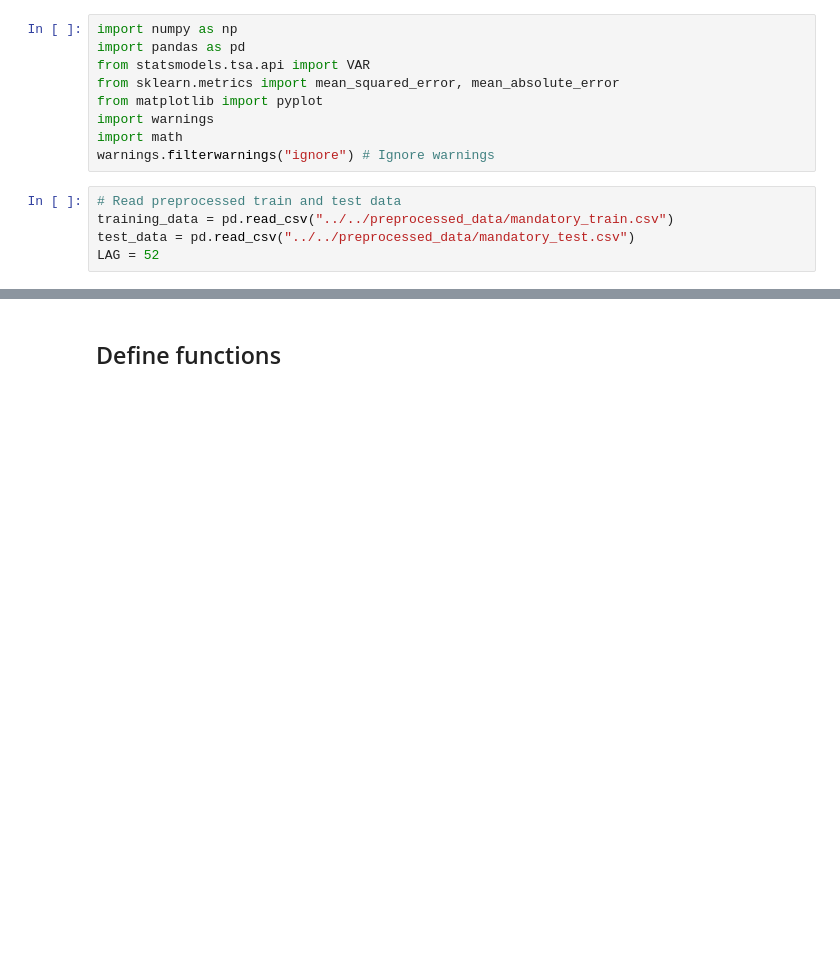
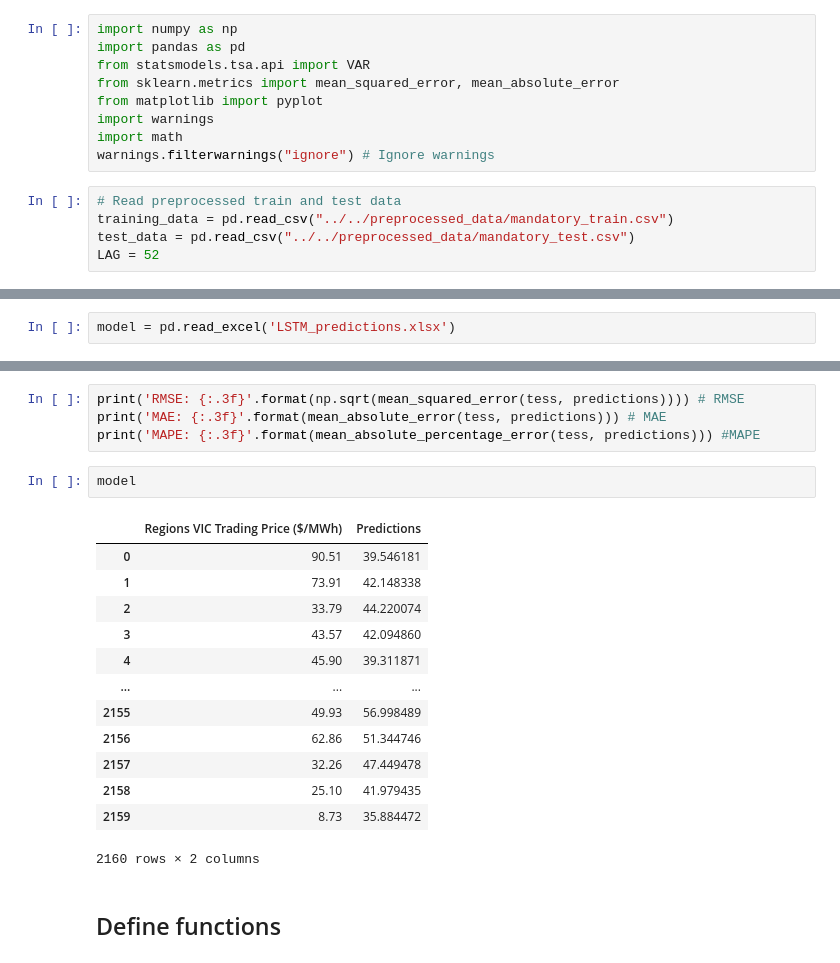
Before and after one commit to rinliauw/energy-market-and-battery-optimization, a Jupyter notebook: code/modelling/Vector Autoregression (Log).ipynb, the cells around one changed output, grey strips where cells are left out. Drawn from its saved outputs; the diff is of its cells as text; blank space fills up the shorter version.

```diff
--- a/code/modelling/Vector Autoregression (Log).ipynb
+++ b/code/modelling/Vector Autoregression (Log).ipynb
@@ -20,0 +20,2 @@ import seaborn as sns
+# %%
+model = pd.read_excel('LSTM_predictions.xlsx')
@@ -21,3 +32,23 @@ import seaborn as sns
+# %%
+print('RMSE: {:.3f}'.format(np.sqrt(mean_squared_error(tess, predictions)))) # RMSE
+print('MAE: {:.3f}'.format(mean_absolute_error(tess, predictions))) # MAE
+print('MAPE: {:.3f}'.format(mean_absolute_percentage_error(tess, predictions))) #MAPE
+# %%
+model
+# %% [output]
+|  | Regions VIC Trading Price ($/MWh) | Predictions |
+| 0 | 90.51 | 39.546181 |
+| 1 | 73.91 | 42.148338 |
+| 2 | 33.79 | 44.220074 |
+| 3 | 43.57 | 42.094860 |
+| 4 | 45.90 | 39.311871 |
+| ... | ... | ... |
+| 2155 | 49.93 | 56.998489 |
+| 2156 | 62.86 | 51.344746 |
+| 2157 | 32.26 | 47.449478 |
+| 2158 | 25.10 | 41.979435 |
+| 2159 | 8.73 | 35.884472 |
+2160 rows × 2 columns
 # %% [markdown]
 ## Define functions
 # %%
```
Also changed, not shown: parts of 15 cells of this notebook, 6 other files.
